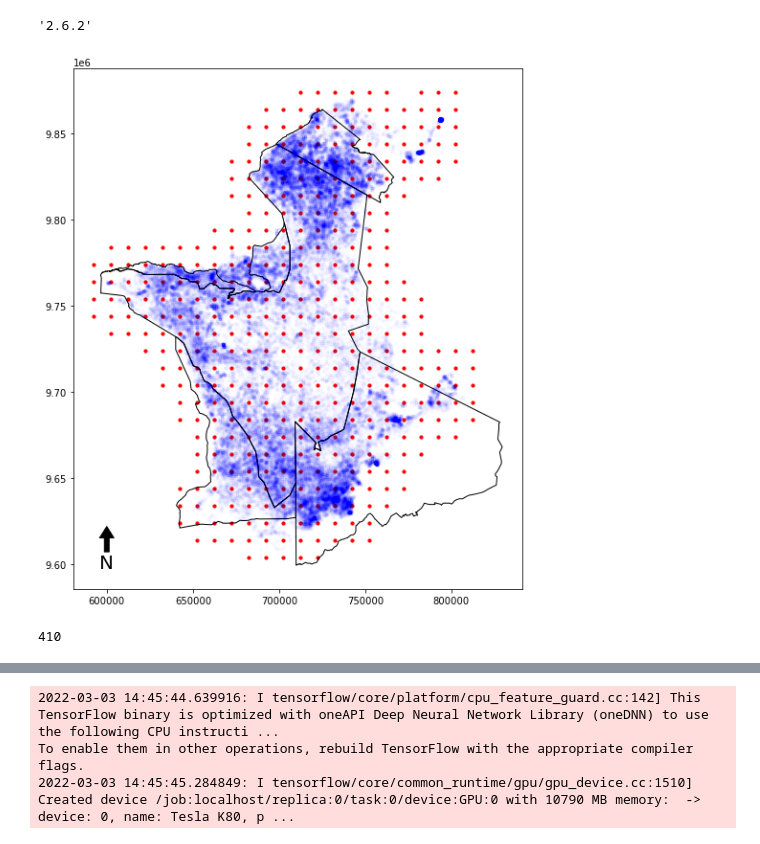
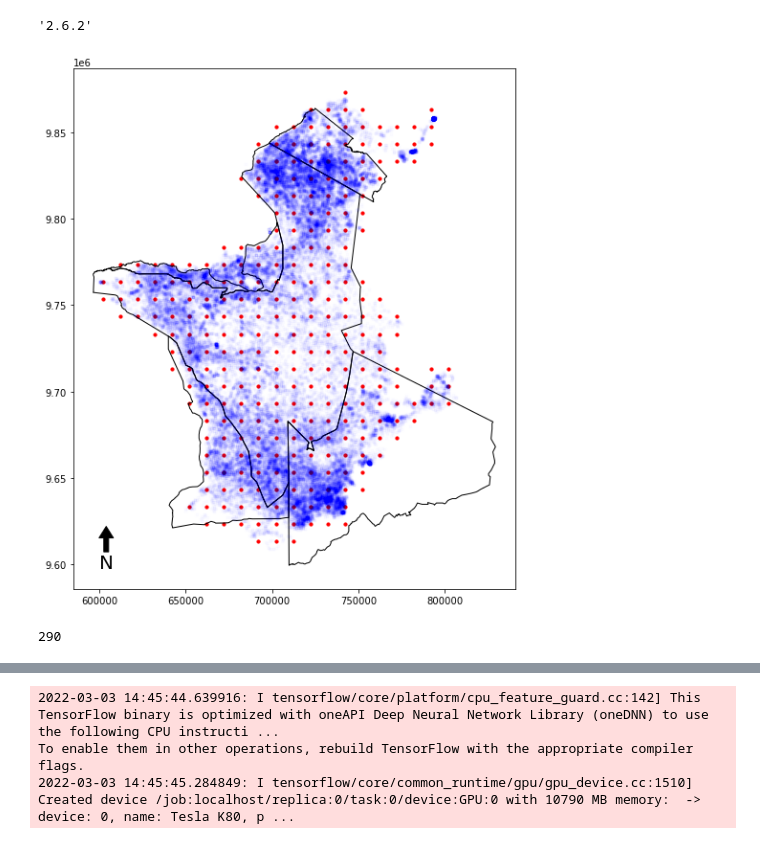
Before and after one commit to ctorney/gp-move-spatial-vi, a Jupyter notebook: serengeti_inference/inference-predictors.ipynb, the cells around one changed output, grey strips where cells are left out. Drawn from its saved outputs; the diff is of its cells as text; code cells hidden in the pictures.

```diff
--- a/serengeti_inference/inference-predictors.ipynb
+++ b/serengeti_inference/inference-predictors.ipynb
@@ -56,7 +58,7 @@ dfpark = gpd.read_file("../data/wildebeest_data/v4_serengeti_ecosystem.shp")
 
 #Load the data
 
-df = pd.read_csv('../data/wildebeest_data/wildebeest2019b.csv')
+df = pd.read_csv('../data/wildebeest_data/wildebeest2019e.csv')
 # Select all the rows where the OWNER is HOPCRAFT
 df = df[df['OWNER'] == 'HOPCRAFT']
 #Select all the rows where the species is WB
@@ -65,7 +67,7 @@ df = df[df['SPECIES'] == 'WB']
 df = df[df['migrant'] == 1]
 # only use values post 2013 (higher accuracy, more fixes, accurate resident indicator)
 df = df[pd.to_datetime(df['Date']).dt.year>=2013]
-df = df[df['Temp_8day'].notna()]
+df = df[df['NDVI'].notna()]
 #df = df[df.steptime<12]
 
 df['ID'] = df['AID'].astype('category').cat.rename_categories(range(0, df['AID'].nunique())).astype('int')
@@ -110,7 +112,7 @@ yedges = 0.5*(yedges[1:]+yedges[:-1])
 xx, yy = np.meshgrid(xedges, yedges, sparse=False)
 
 # only keep if a wildebeest has been in the cell or a neighbouring cell
-H = maximum_filter(H, size=3)
+H = maximum_filter(H, size=1)
 
 
 xx = xx[H>1]
@@ -124,35 +126,35 @@ num_inducing_points_ = x_grid.shape[0]
 
 
 np.random.shuffle(x_grid)
 
 #x_grid += np.random.normal(scale=0.1*gridwidth,size=x_grid.shape)
 num_inducing_points_
 
 x_grid.shape
 plt.figure(figsize=(10,10))
 ax = plt.subplot()
 
 dfpark = gpd.read_file("../data/wildebeest_data/v4_serengeti_ecosystem.shp")
 
 dfpark[dfpark.NAME.isin(["Serengeti","Ngorongoro","Masaai Mara Nati","Grumeti","Ikorongo","Maswa"])].boundary.plot(ax=ax,color='black',linewidth=1)#, edgecolor='black')
 
 
 ax.set_aspect('equal')
 xarrow, yarrow, arrow_length = 0.075, 0.12, 0.07
 ax.annotate('N', xy=(xarrow, yarrow), xytext=(xarrow, yarrow-arrow_length),
             arrowprops=dict(facecolor='black', width=5, headwidth=15),
             ha='center', va='center', fontsize=20,
             xycoords=ax.transAxes)
 
 
 plt.plot((x+xmean)*1000,(y+ymean)*1000,'.',c='b',alpha=0.01)
 plt.scatter((x_grid[:,0]+xmean)*1000,(x_grid[:,1]+ymean)*1000,s=10,c='r')
 plt.show()
 
 num_inducing_points_
 # %% [output]
-[figure, old version]
+[figure, new version]
-410
+290
 # %%
 df
 # %% [output]
```
Also changed, not shown: parts of 17 cells of this notebook.
